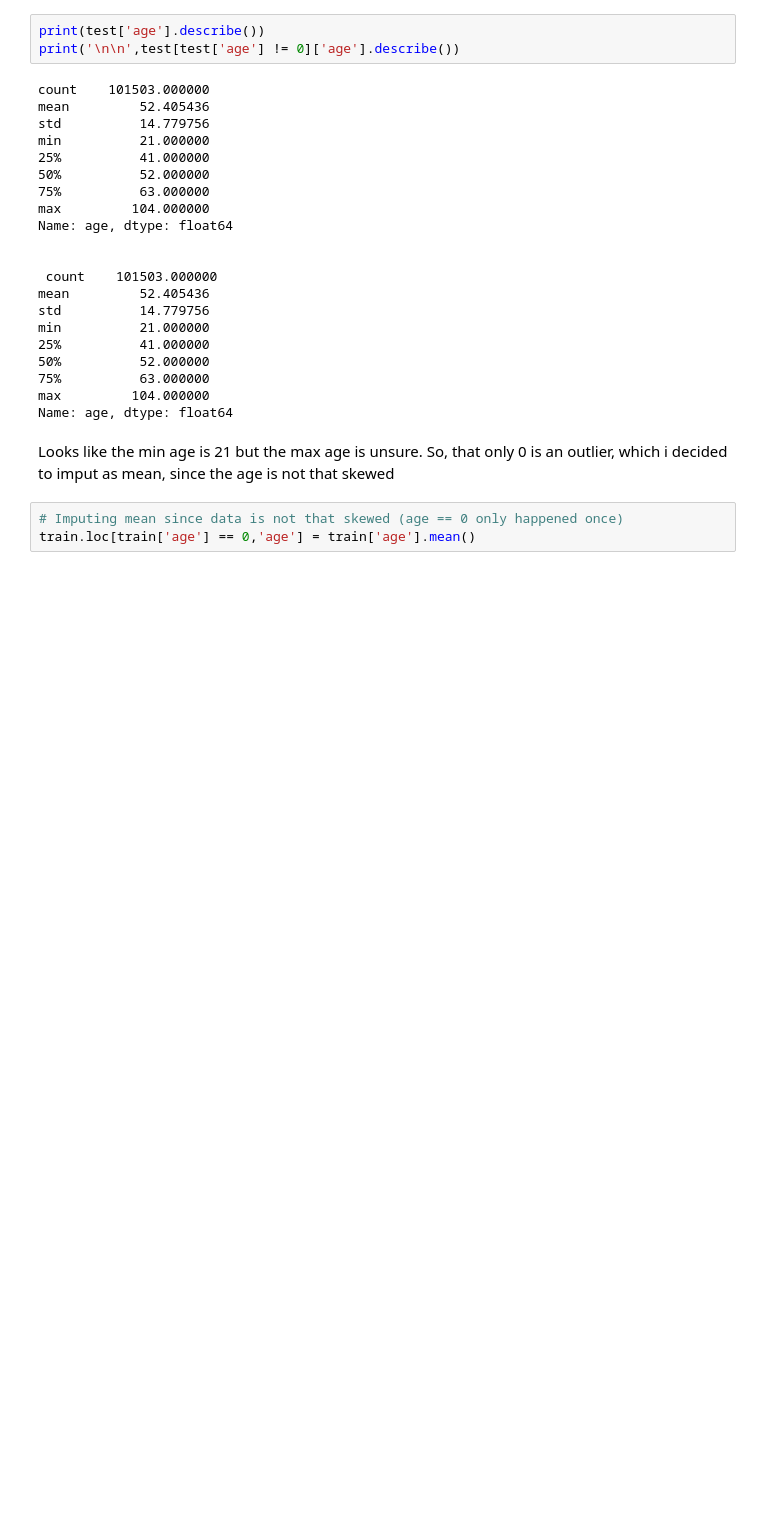
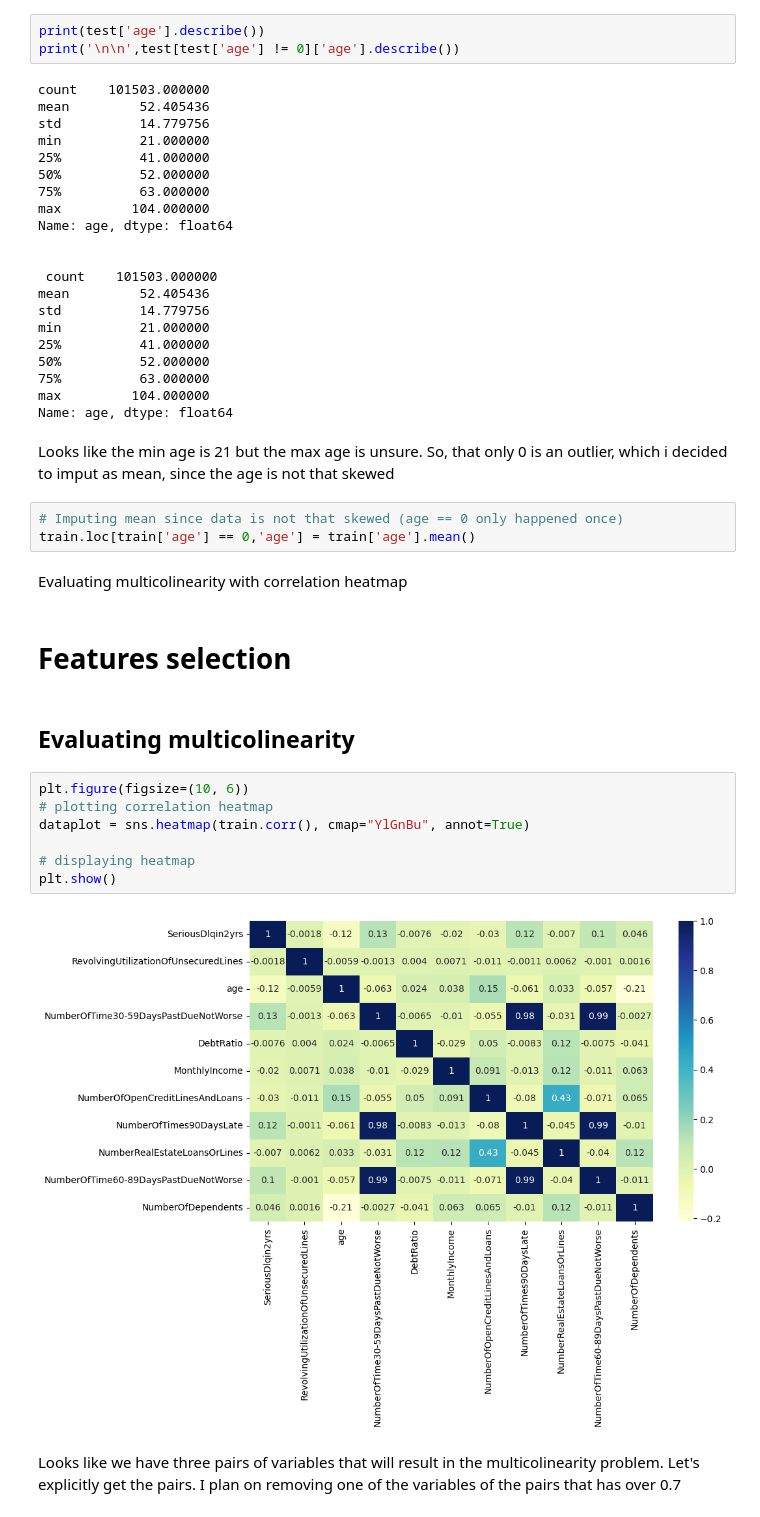
Before and after one commit to guilhermeRaibolt/kaggle_credit, a Jupyter notebook: Kaggle_credit.ipynb, the cells around one changed output. Drawn from its saved outputs; the diff is of its cells as text; blank space fills up the shorter version.

```diff
--- a/Kaggle_credit.ipynb
+++ b/Kaggle_credit.ipynb
@@ -216,3 +179,20 @@ Looks like the min age is 21 but the max age is unsure. So, that only 0 is an ou
 # %%
 # Imputing mean since data is not that skewed (age == 0 only happened once)
 train.loc[train['age'] == 0,'age'] = train['age'].mean()
+# %% [markdown]
+Evaluating multicolinearity with correlation heatmap
+# %% [markdown]
+# Features selection
+# %% [markdown]
+## Evaluating multicolinearity
+# %%
+plt.figure(figsize=(10, 6))
+# plotting correlation heatmap
+dataplot = sns.heatmap(train.corr(), cmap="YlGnBu", annot=True)
+
+# displaying heatmap
+plt.show()
+# %% [output]
+[figure, added]
+# %% [markdown]
+Looks like we have three pairs of variables that will result in the multicolinearity problem. Let's explicitly get the pairs. I plan on removing one of the variables of the pairs that has over 0.7
```
Also changed, not shown: parts of 21 cells of this notebook, 1 other file.
